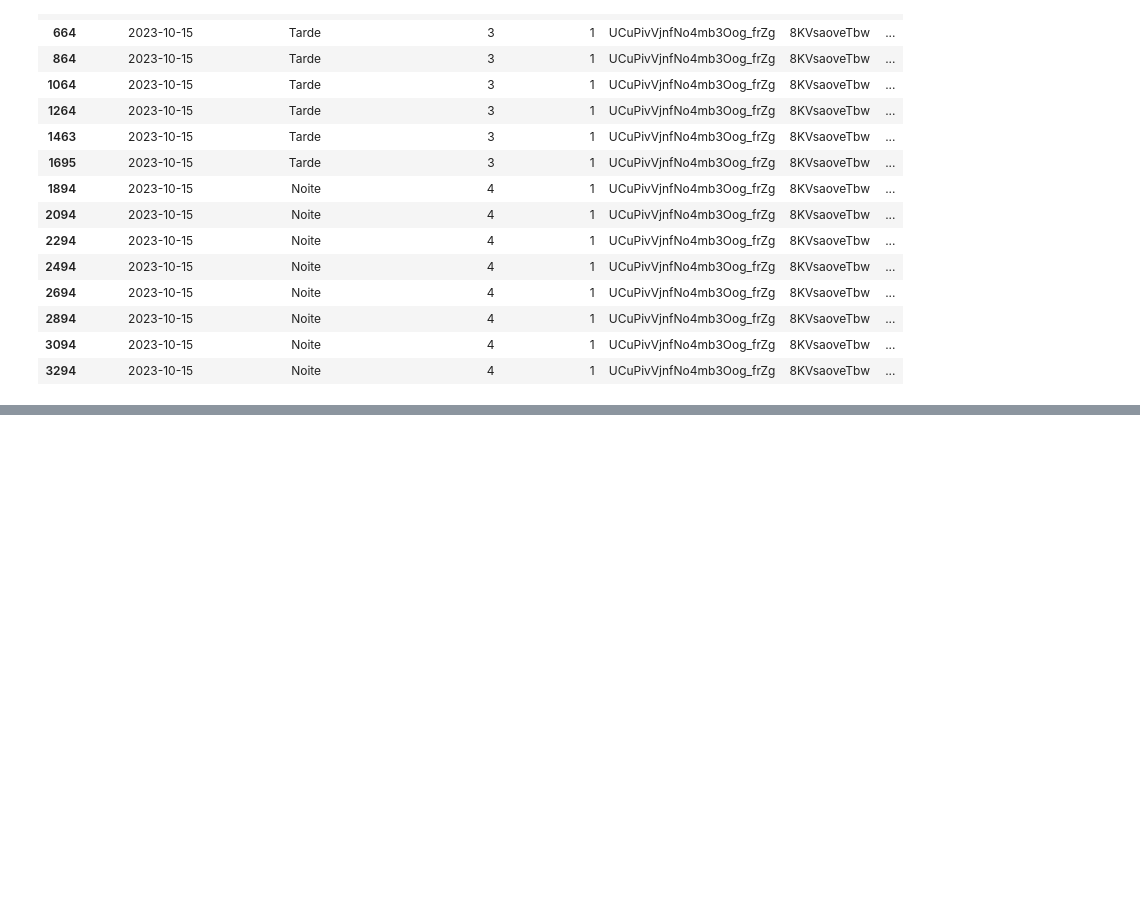
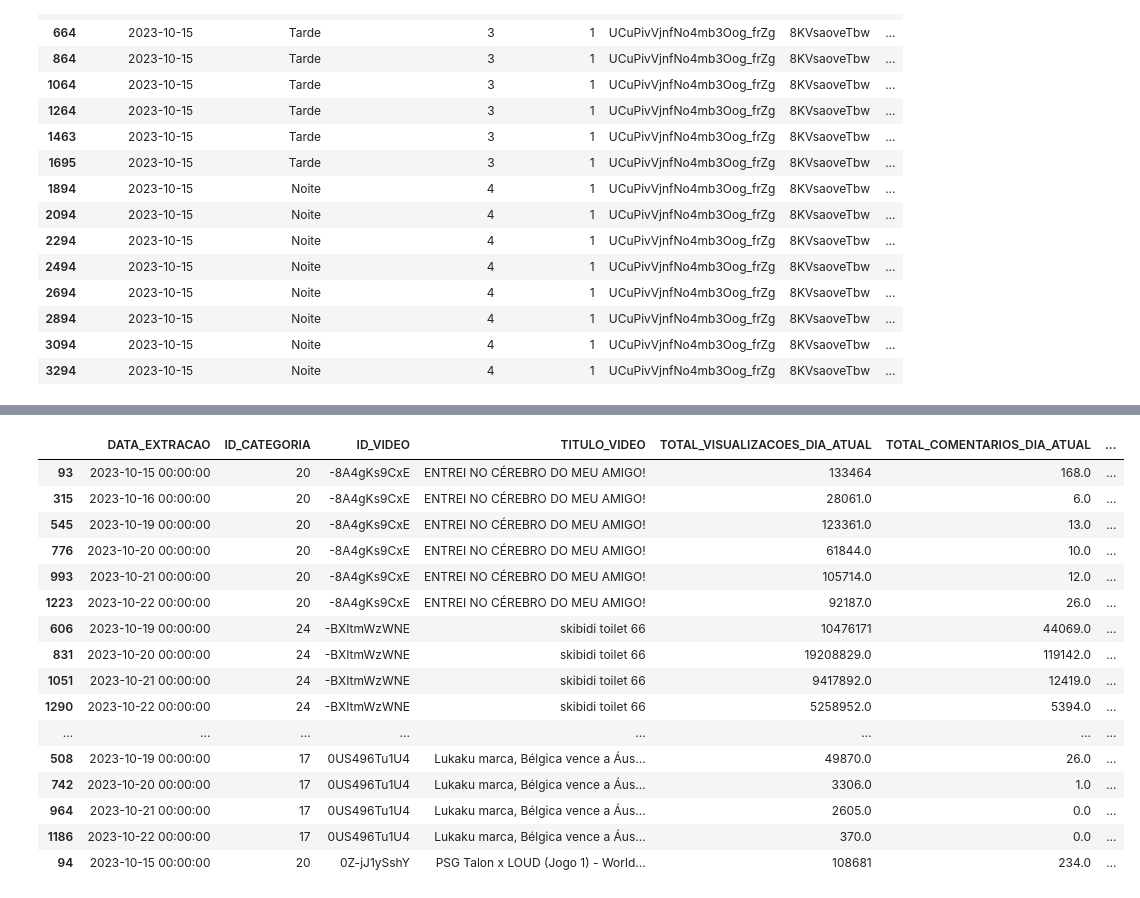
Before and after one commit to rodrigorocha1/analise_dados_youtube, a Jupyter notebook: notebooks/etl_trends.ipynb, the cells around one changed output, grey strips where cells are left out. Cells and saved outputs as stored; diff of their text form; code cells hidden in the pictures; blank space fills up the shorter version.

```diff
--- a/notebooks/etl_trends.ipynb
+++ b/notebooks/etl_trends.ipynb
@@ -355,0 +426,33 @@ dataframe.to_parquet('../data/ouro_csv/trends/popularidade_categoria_trends.parq
+# %%
+df_teste['TOTAL_VISUALIZACOES_DESLOCADO'] = df_teste.groupby(['ID_VIDEO'])['TOTAL_VISUALIZACOES'].shift(1)
+df_teste.fillna(0, axis=1, inplace=True)
+df_teste['TOTAL_VISUALIZACOES_DIA_ATUAL'] = df_teste['TOTAL_VISUALIZACOES'] - df_teste['TOTAL_VISUALIZACOES_DESLOCADO']
+
+df_teste['TOTAL_COMENTARIOS_DESLOCADO'] = df_teste.groupby(['ID_VIDEO'])['TOTAL_COMENTARIOS'].shift(1)
+df_teste.fillna(0, axis=1, inplace=True)
+df_teste['TOTAL_COMENTARIOS_DIA_ATUAL'] = df_teste['TOTAL_COMENTARIOS'] - df_teste['TOTAL_COMENTARIOS_DESLOCADO']
+
+df_teste['TOTAL_LIKES_DESLOCADO'] = df_teste.groupby(['ID_VIDEO'])['TOTAL_LIKES'].shift(1)
+df_teste.fillna(0, axis=1, inplace=True)
+df_teste['TOTAL_LIKES_DIA_ATUAL'] = df_teste['TOTAL_LIKES'] - df_teste['TOTAL_LIKES_DESLOCADO']
+# %%
+df_teste.drop(['TOTAL_COMENTARIOS_DESLOCADO', 'TOTAL_COMENTARIOS', 'TOTAL_VISUALIZACOES_DESLOCADO', 'TOTAL_VISUALIZACOES', 'TOTAL_LIKES_DESLOCADO', 'TOTAL_LIKES'], axis=1, inplace=True)
+df_teste.head(45)
+# %% [output]
+|  | DATA_EXTRACAO | ID_CATEGORIA | ID_VIDEO | TITULO_VIDEO | TOTAL_VISUALIZACOES_DIA_ATUAL | TOTAL_COMENTARIOS_DIA_ATUAL | ... |
+| 93 | 2023-10-15 00:00:00 | 20 | -8A4gKs9CxE | ENTREI NO CÉREBRO DO MEU AMIGO! | 133464 | 168.0 | ... |
+| 315 | 2023-10-16 00:00:00 | 20 | -8A4gKs9CxE | ENTREI NO CÉREBRO DO MEU AMIGO! | 28061.0 | 6.0 | ... |
+| 545 | 2023-10-19 00:00:00 | 20 | -8A4gKs9CxE | ENTREI NO CÉREBRO DO MEU AMIGO! | 123361.0 | 13.0 | ... |
+| 776 | 2023-10-20 00:00:00 | 20 | -8A4gKs9CxE | ENTREI NO CÉREBRO DO MEU AMIGO! | 61844.0 | 10.0 | ... |
+| 993 | 2023-10-21 00:00:00 | 20 | -8A4gKs9CxE | ENTREI NO CÉREBRO DO MEU AMIGO! | 105714.0 | 12.0 | ... |
+| 1223 | 2023-10-22 00:00:00 | 20 | -8A4gKs9CxE | ENTREI NO CÉREBRO DO MEU AMIGO! | 92187.0 | 26.0 | ... |
+| 606 | 2023-10-19 00:00:00 | 24 | -BXItmWzWNE | skibidi toilet 66 | 10476171 | 44069.0 | ... |
+| 831 | 2023-10-20 00:00:00 | 24 | -BXItmWzWNE | skibidi toilet 66 | 19208829.0 | 119142.0 | ... |
+| 1051 | 2023-10-21 00:00:00 | 24 | -BXItmWzWNE | skibidi toilet 66 | 9417892.0 | 12419.0 | ... |
+| 1290 | 2023-10-22 00:00:00 | 24 | -BXItmWzWNE | skibidi toilet 66 | 5258952.0 | 5394.0 | ... |
+| ... | ... | ... | ... | ... | ... | ... | ... |
+| 508 | 2023-10-19 00:00:00 | 17 | 0US496Tu1U4 | Lukaku marca, Bélgica vence a Áus... | 49870.0 | 26.0 | ... |
+| 742 | 2023-10-20 00:00:00 | 17 | 0US496Tu1U4 | Lukaku marca, Bélgica vence a Áus... | 3306.0 | 1.0 | ... |
+| 964 | 2023-10-21 00:00:00 | 17 | 0US496Tu1U4 | Lukaku marca, Bélgica vence a Áus... | 2605.0 | 0.0 | ... |
+| 1186 | 2023-10-22 00:00:00 | 17 | 0US496Tu1U4 | Lukaku marca, Bélgica vence a Áus... | 370.0 | 0.0 | ... |
+| 94 | 2023-10-15 00:00:00 | 20 | 0Z-jJ1ySshY | PSG Talon x LOUD (Jogo 1) - World... | 108681 | 234.0 | ... |
```
Also changed, not shown: parts of 20 cells of this notebook.
